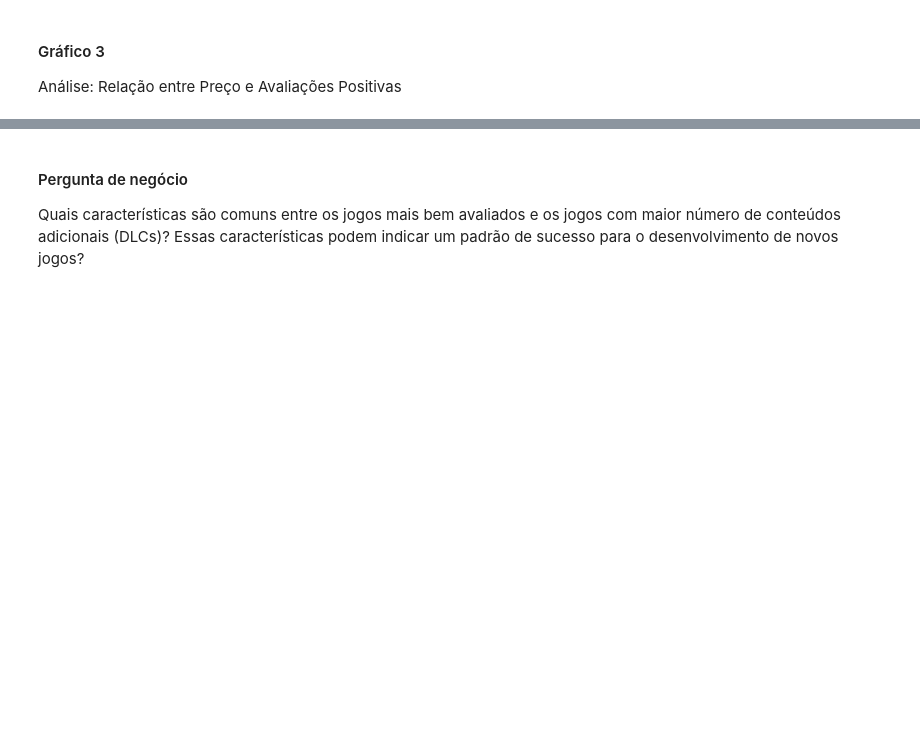
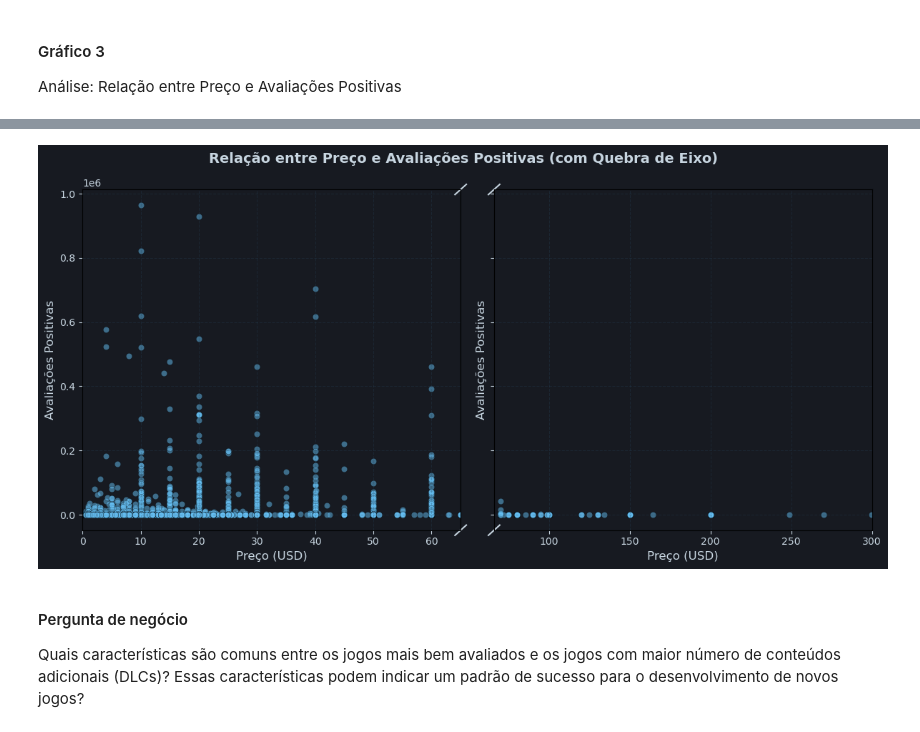
Before and after one commit to iziefigueiredo/Programacao-para-Dados, a Jupyter notebook: faseii.ipynb, the cells around one changed output, grey strips where cells are left out. Saved outputs shown, nothing was run; the diff lists cells and outputs as text; code cells hidden in the pictures; blank space fills up the shorter version.

```diff
--- a/faseii.ipynb
+++ b/faseii.ipynb
@@ -349,3 +304,101 @@ plt.show()
+# %%
+#Para facilitar a visualização foi criado 2 gráficos com intervalos diferentes.
+
+# Filtra e remove ausentes
+df_plot = df[['Price', 'Positive']].dropna()
+
+# Mantém apenas os jogos pagos com pelo menos uma avaliação positiva
+df_plot = df_plot[(df_plot['Price'] > 0) & (df_plot['Positive'] > 0)]
+
+
+
+dot_color = '#66c0f4'      # Cor dos pontos de dados
+
+
+#Criação do gráfico com dois subplots (eixo quebrado)
+
+# Cria uma figura com 2 eixos lado a lado, compartilhando o eixo Y
+fig, (ax1, ax2) = plt.subplots(1, 2, sharey=True, figsize=(12, 6))
+fig.patch.set_facecolor(bg_color)  # Cor de fundo da figura principal
+
+# Aplica o fundo escuro aos dois subgráficos
+ax1.set_facecolor(bg_color)
+ax2.set_facecolor(bg_color)
+
+
+#Subplot 1: Jogos com preço entre 0 e 65 USD
+
+filtro1 = df_plot[df_plot['Price'] <= 65]
+ax1.scatter(
+    filtro1['Price'],
+    filtro1['Positive'],
+    alpha=0.5,
+    color=dot_color,
+    edgecolor='black',
+    linewidth=0.3
+)
+ax1.set_xlim(0, 65)  # Define o limite do eixo X
+
+
+#Subplot 2: Jogos com preço entre 66 e 300 USD
+
+filtro2 = df_plot[(df_plot['Price'] >= 66) & (df_plot['Price'] <= 300)]
+ax2.scatter(
+    filtro2['Price'],
+    filtro2['Positive'],
+    alpha=0.5,
+    color=dot_color,
+    edgecolor='black',
+    linewidth=0.3
+)
+ax2.set_xlim(66, 300)  # Define o limite do eixo X
+
+
+#Personalização dos eixos e estilo visual
+
+for ax in [ax1, ax2]:
+    ax.set_xlabel('Preço (USD)', fontsize=12, color=text_color)
+    ax.set_ylabel('Avaliações Positivas', fontsize=12, color=text_color)
+    ax.tick_params(colors=text_color)  # Cor dos ticks
+
+    # Grade customizada
+    ax.grid(True, linestyle='--', color=grid_color, alpha=0.3)
+
+    # Cor dos rótulos dos eixos
+    for label in ax.get_xticklabels() + ax.get_yticklabels():
+        label.set_color(text_color)
+
+
+#Título geral da figura
+fig.suptitle(
+    'Relação entre Preço e Avaliações Positivas (com Quebra de Eixo)',
+    fontsize=14,
+    color=text_color,
+    weight='bold'
+)
+
+
+
+
+d = .015  # Tamanho da diagonal
+
+# Quebra no canto superior e inferior direito do eixo da esquerda (ax1)
+kwargs = dict(transform=ax1.transAxes, color=text_color, clip_on=False)
+ax1.plot((1 - d, 1 + d), (-d, +d), **kwargs)  # Inferior direita
+ax1.plot((1 - d, 1 + d), (1 - d, 1 + d), **kwargs)  # Superior direita
+
+
+# Quebra no canto superior e inferior esquerdo do eixo da direita (ax2)
+kwargs.update(transform=ax2.transAxes)
+ax2.plot((-d, +d), (-d, +d), **kwargs)  # Inferior esquerda
+ax2.plot((-d, +d), (1 - d, 1 + d), **kwargs)  # Superior esquerda
+
+
+#Ajuste final
+plt.tight_layout()
+plt.show()
+# %% [output]
+[figure, added]
 # %% [markdown]
 #### Pergunta de negócio
 Quais características são comuns entre os jogos mais bem avaliados e os jogos com maior número de conteúdos adicionais (DLCs)? Essas características podem indicar um padrão de sucesso para o desenvolvimento de novos jogos?
```
Also changed, not shown: parts of 3 cells of this notebook.
